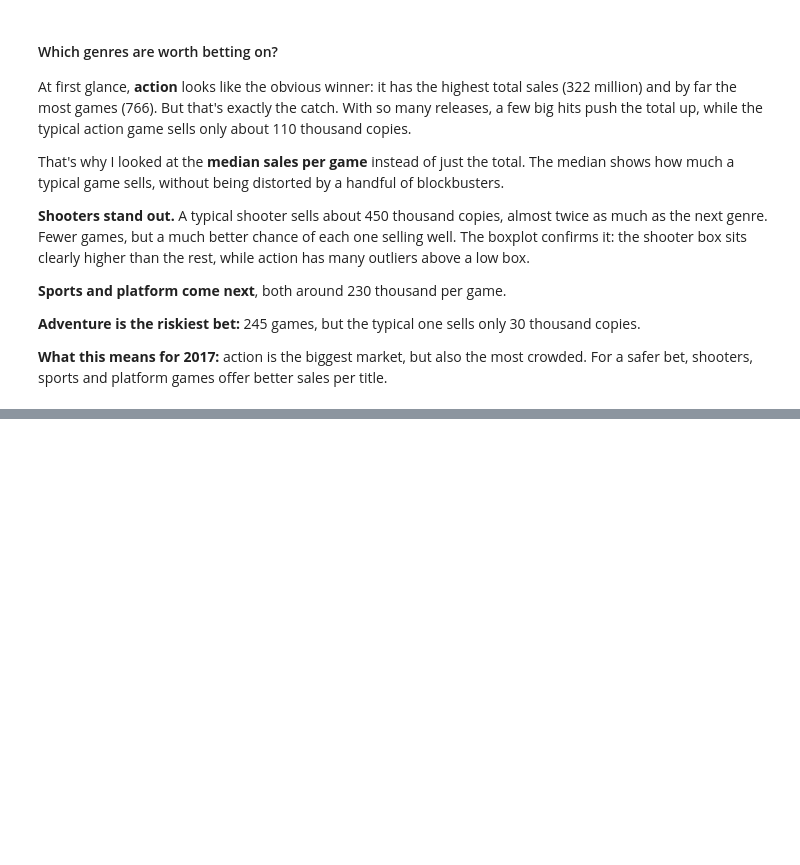
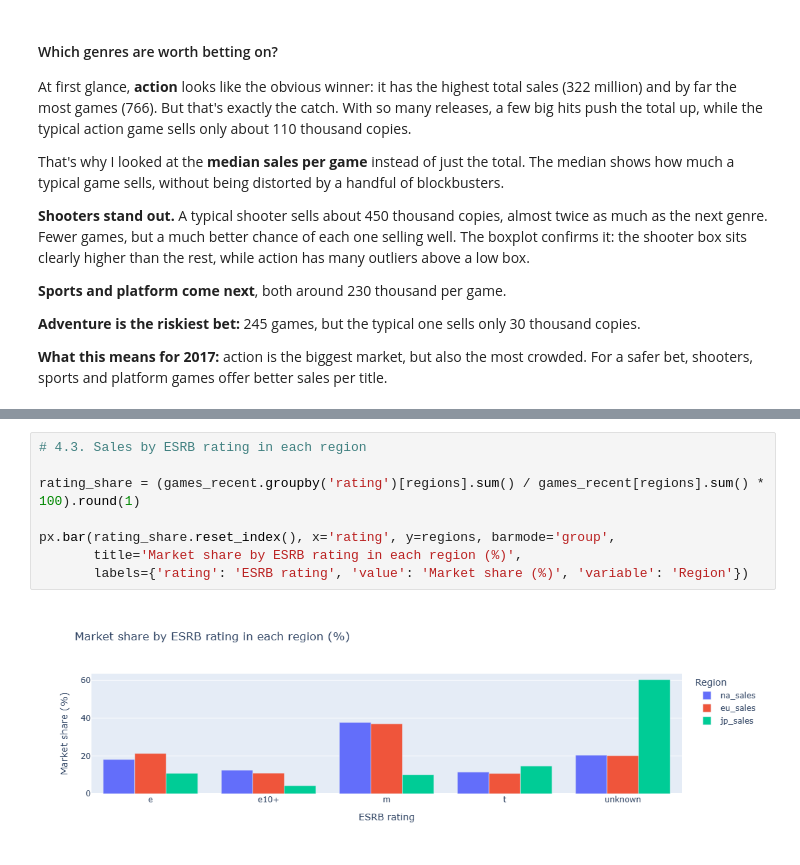
Before and after one commit to CaueFabrizioBS/game-over-or-high-score, a Jupyter notebook: game_over_or_high_score_analysis.ipynb, the cells around one changed output, grey strips where cells are left out. Drawn from its saved outputs; the diff is of its cells as text; blank space fills up the shorter version.

```diff
--- a/game_over_or_high_score_analysis.ipynb
+++ b/game_over_or_high_score_analysis.ipynb
@@ -500,0 +609,10 @@ That's why I looked at the **median sales per game** instead of just the total.
+# %%
+# 4.3. Sales by ESRB rating in each region
+
+rating_share = (games_recent.groupby('rating')[regions].sum() / games_recent[regions].sum() * 100).round(1)
+
+px.bar(rating_share.reset_index(), x='rating', y=regions, barmode='group',
+       title='Market share by ESRB rating in each region (%)',
+       labels={'rating': 'ESRB rating', 'value': 'Market share (%)', 'variable': 'Region'})
+# %% [output]
+[figure, added]
```
Also changed, not shown: parts of 40 cells of this notebook, 2 other files.
